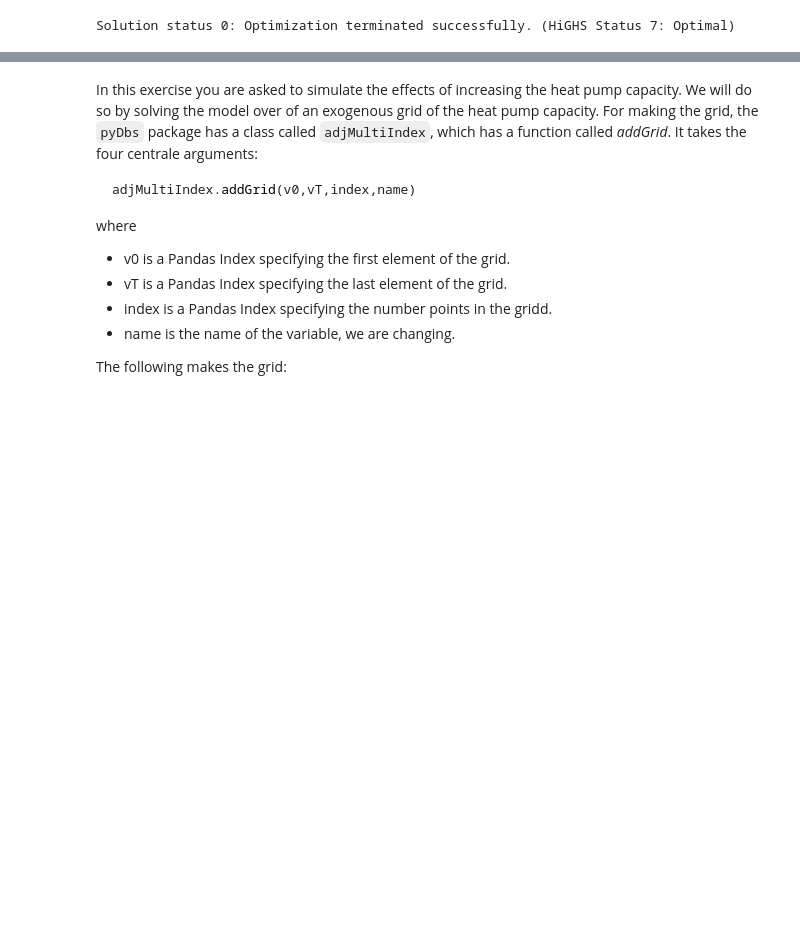
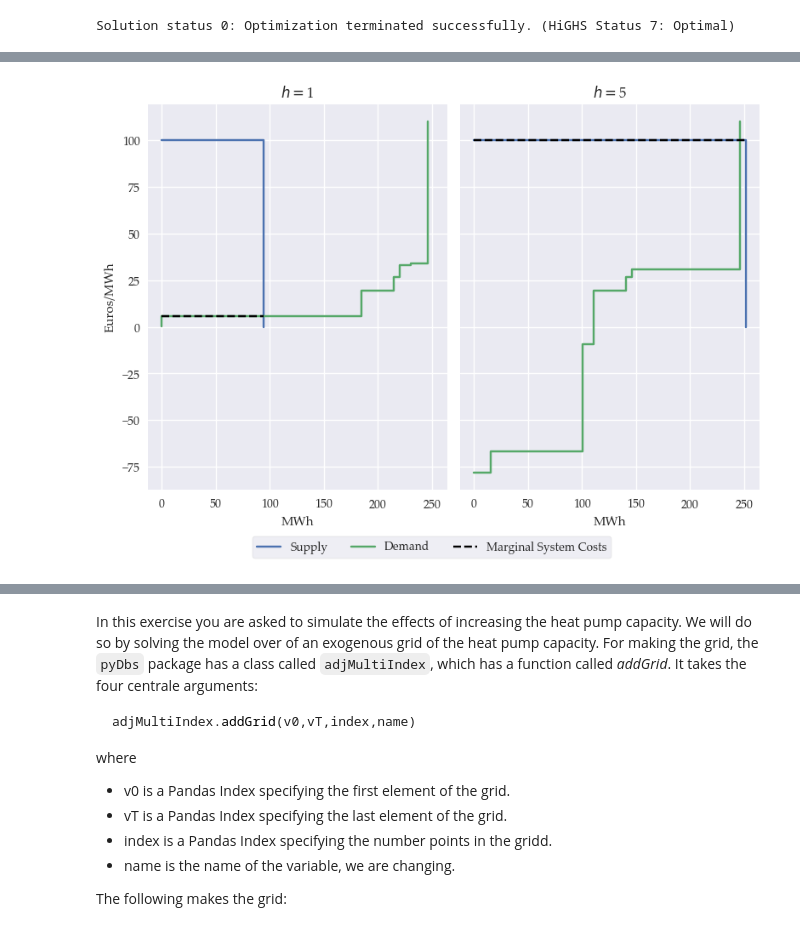
Before and after one commit to ChampionApe/EnergyEconomicsE2023, a Jupyter notebook: Exercises/E41/E41.ipynb, the cells around one changed output, grey strips where cells are left out. Drawn from its saved outputs; the diff is of its cells as text; code cells hidden in the pictures; blank space fills up the shorter version.

```diff
--- a/Exercises/E41/E41.ipynb
+++ b/Exercises/E41/E41.ipynb
@@ -184,0 +220,4 @@ fig.tight_layout()
+# %%
+Image(os.path.join(figs_path,'E2.1_sol.png'))
+# %% [output]
+[figure, added]
```
Also changed, not shown: parts of 68 cells of this notebook, 22 other files.
